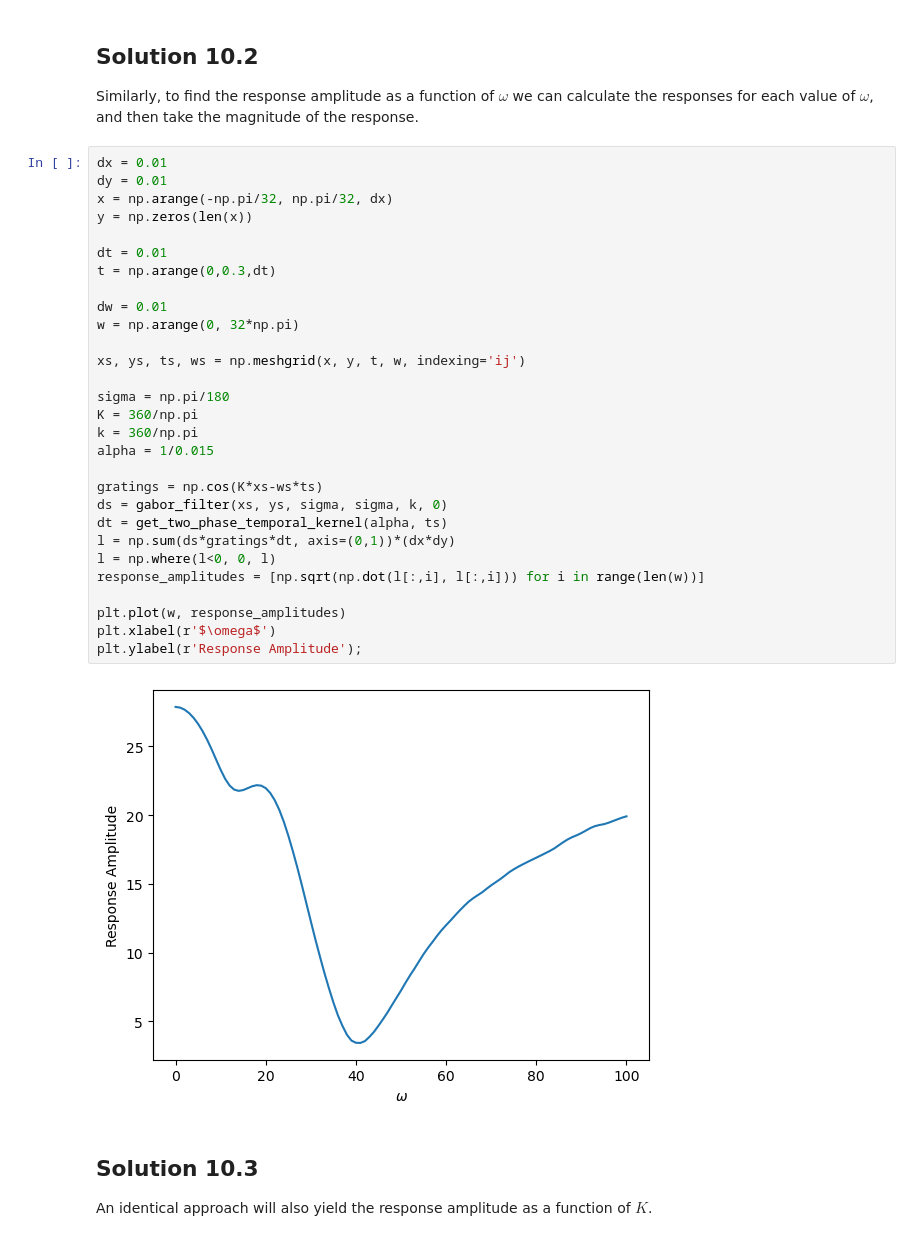
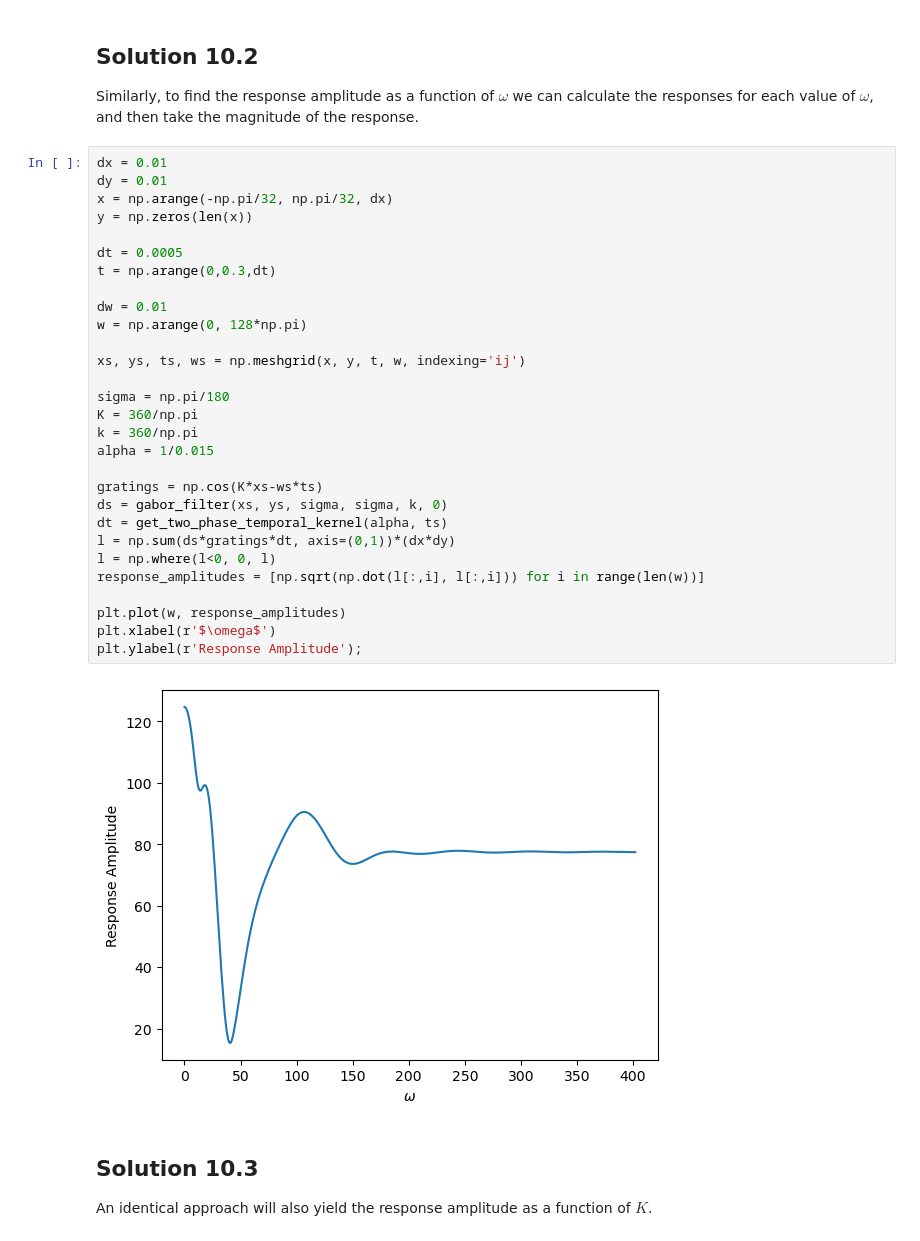
Before and after one commit to JKilgallen/theoretical_neuroscience, a Jupyter notebook: exercises/c2.ipynb, the cells around one changed output. Saved outputs shown, nothing was run; the diff lists cells and outputs as text.

```diff
--- a/exercises/c2.ipynb
+++ b/exercises/c2.ipynb
@@ -1010,34 +1045,34 @@ Similarly, to find the response amplitude as a function of $\omega$ we can calcu
 # %%
 dx = 0.01
 dy = 0.01
 x = np.arange(-np.pi/32, np.pi/32, dx)
 y = np.zeros(len(x))
 
-dt = 0.01
+dt = 0.0005
 t = np.arange(0,0.3,dt)
 
 dw = 0.01
-w = np.arange(0, 32*np.pi)
+w = np.arange(0, 128*np.pi)
 
 xs, ys, ts, ws = np.meshgrid(x, y, t, w, indexing='ij')
 
 sigma = np.pi/180
 K = 360/np.pi
 k = 360/np.pi
 alpha = 1/0.015
 
 gratings = np.cos(K*xs-ws*ts)
 ds = gabor_filter(xs, ys, sigma, sigma, k, 0)
 dt = get_two_phase_temporal_kernel(alpha, ts)
 l = np.sum(ds*gratings*dt, axis=(0,1))*(dx*dy)
 l = np.where(l<0, 0, l)
 response_amplitudes = [np.sqrt(np.dot(l[:,i], l[:,i])) for i in range(len(w))]
 
 plt.plot(w, response_amplitudes)
 plt.xlabel(r'$\omega$')
 plt.ylabel(r'Response Amplitude');
 # %% [output]
-[figure, old version]
+[figure, new version]
 # %% [markdown]
 ## Solution 10.3
 An identical approach will also yield the response amplitude as a function of $K$.
```
Also changed, not shown: parts of 22 cells of this notebook.
